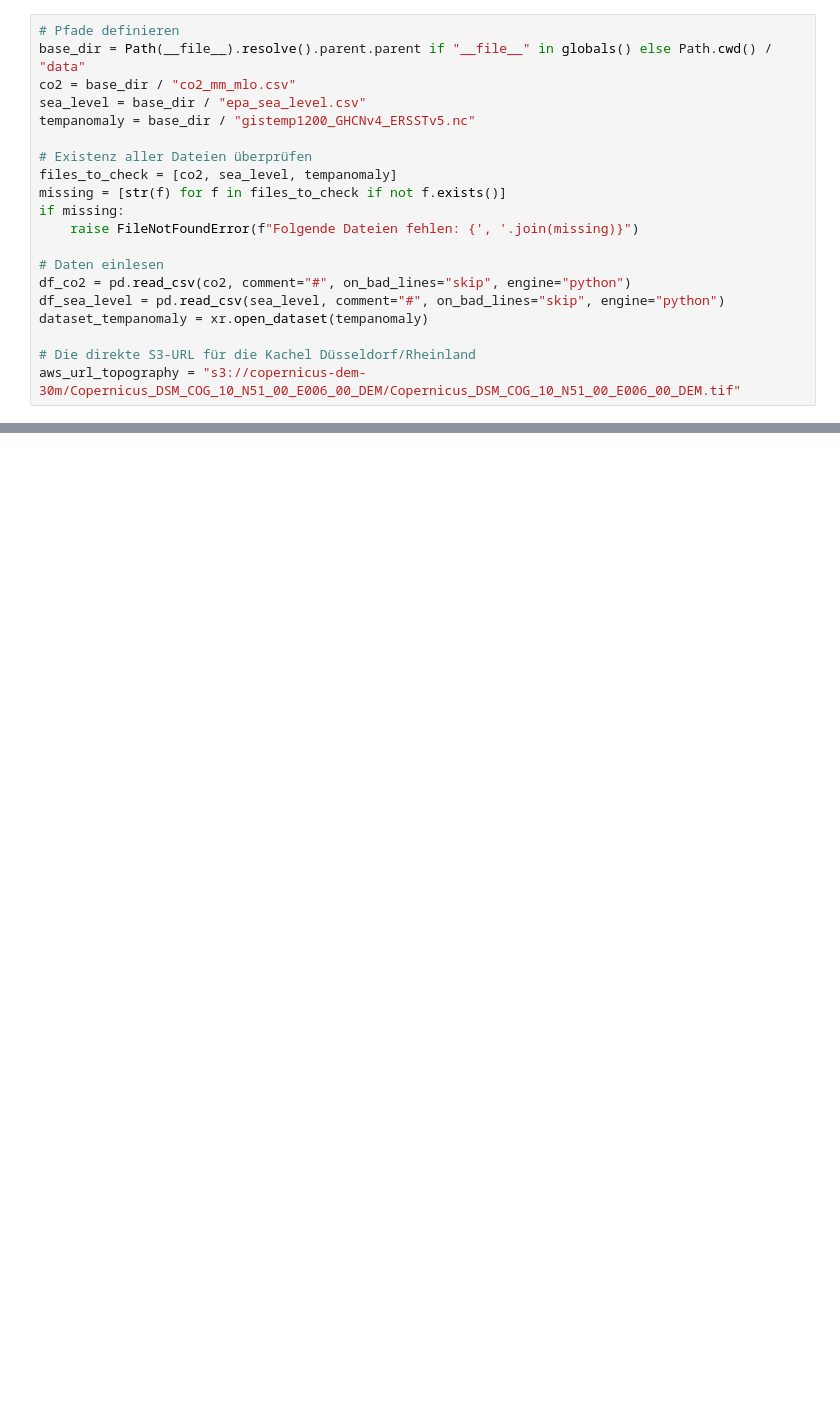
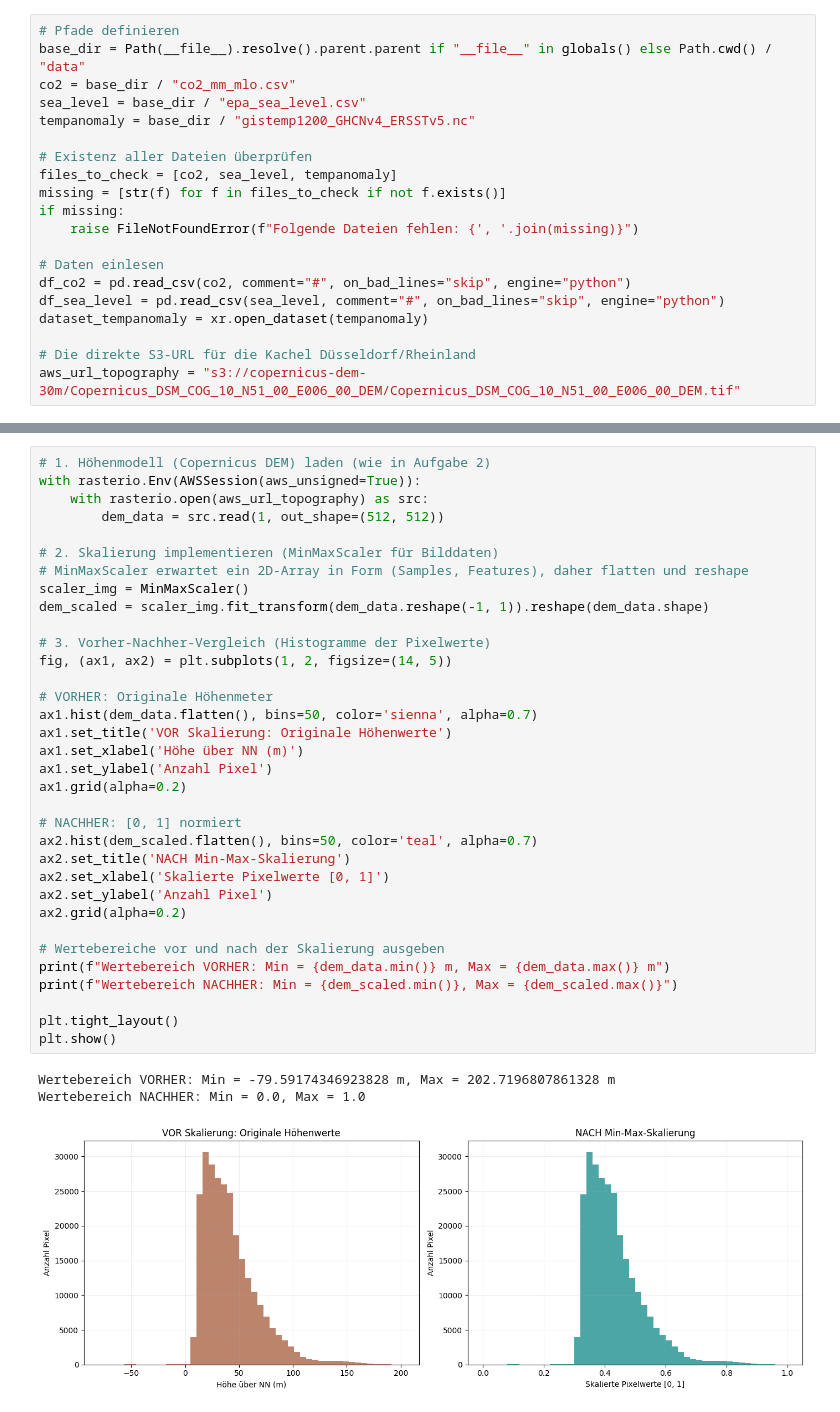
Before and after one commit to noahrsn/Degrees-of-No-Return-App, a Jupyter notebook: EDA (Exploratory Data Analysis).ipynb, the cells around one changed output, grey strips where cells are left out. Saved outputs shown, nothing was run; the diff lists cells and outputs as text; blank space fills up the shorter version.

```diff
--- a/EDA (Exploratory Data Analysis).ipynb
+++ b/EDA (Exploratory Data Analysis).ipynb
@@ -105,0 +302,38 @@ with rasterio.Env(AWSSession(aws_unsigned=True)):
+# %%
+# 1. Höhenmodell (Copernicus DEM) laden (wie in Aufgabe 2)
+with rasterio.Env(AWSSession(aws_unsigned=True)):
+    with rasterio.open(aws_url_topography) as src:
+        dem_data = src.read(1, out_shape=(512, 512))
+
+# 2. Skalierung implementieren (MinMaxScaler für Bilddaten)
+# MinMaxScaler erwartet ein 2D-Array in Form (Samples, Features), daher flatten und reshape
+scaler_img = MinMaxScaler()
+dem_scaled = scaler_img.fit_transform(dem_data.reshape(-1, 1)).reshape(dem_data.shape)
+
+# 3. Vorher-Nachher-Vergleich (Histogramme der Pixelwerte)
+fig, (ax1, ax2) = plt.subplots(1, 2, figsize=(14, 5))
+
+# VORHER: Originale Höhenmeter
+ax1.hist(dem_data.flatten(), bins=50, color='sienna', alpha=0.7)
+ax1.set_title('VOR Skalierung: Originale Höhenwerte')
+ax1.set_xlabel('Höhe über NN (m)')
+ax1.set_ylabel('Anzahl Pixel')
+ax1.grid(alpha=0.2)
+
+# NACHHER: [0, 1] normiert
+ax2.hist(dem_scaled.flatten(), bins=50, color='teal', alpha=0.7)
+ax2.set_title('NACH Min-Max-Skalierung')
+ax2.set_xlabel('Skalierte Pixelwerte [0, 1]')
+ax2.set_ylabel('Anzahl Pixel')
+ax2.grid(alpha=0.2)
+
+# Wertebereiche vor und nach der Skalierung ausgeben
+print(f"Wertebereich VORHER: Min = {dem_data.min()} m, Max = {dem_data.max()} m")
+print(f"Wertebereich NACHHER: Min = {dem_scaled.min()}, Max = {dem_scaled.max()}")
+
+plt.tight_layout()
+plt.show()
+# %% [output]
+Wertebereich VORHER: Min = -79.59174346923828 m, Max = 202.7196807861328 m
+Wertebereich NACHHER: Min = 0.0, Max = 1.0
+[figure, added]
```
Also changed, not shown: parts of 19 cells of this notebook.
